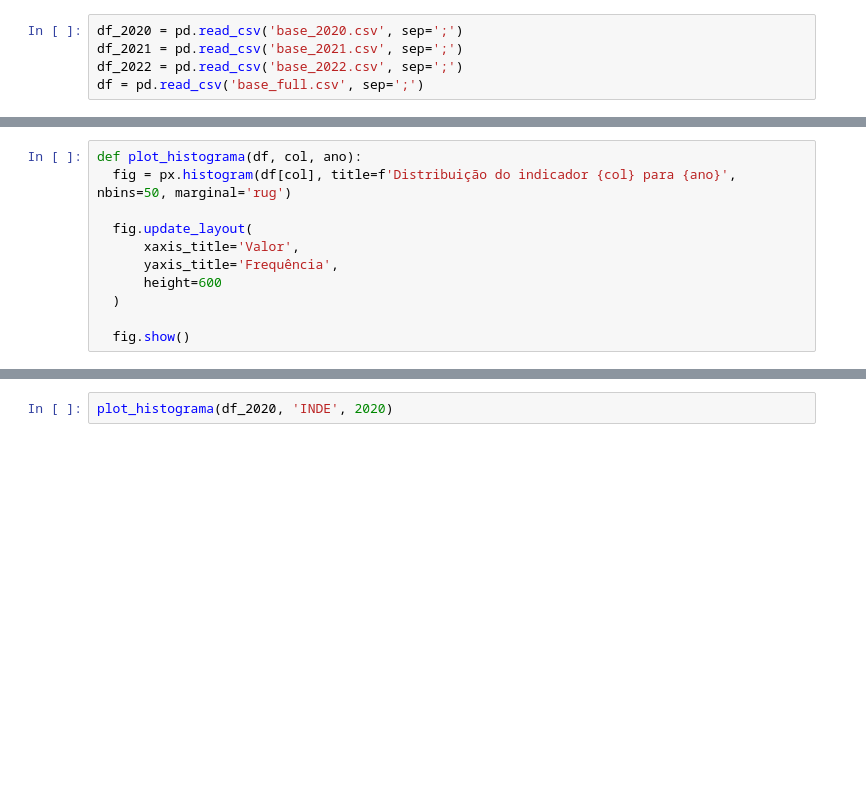
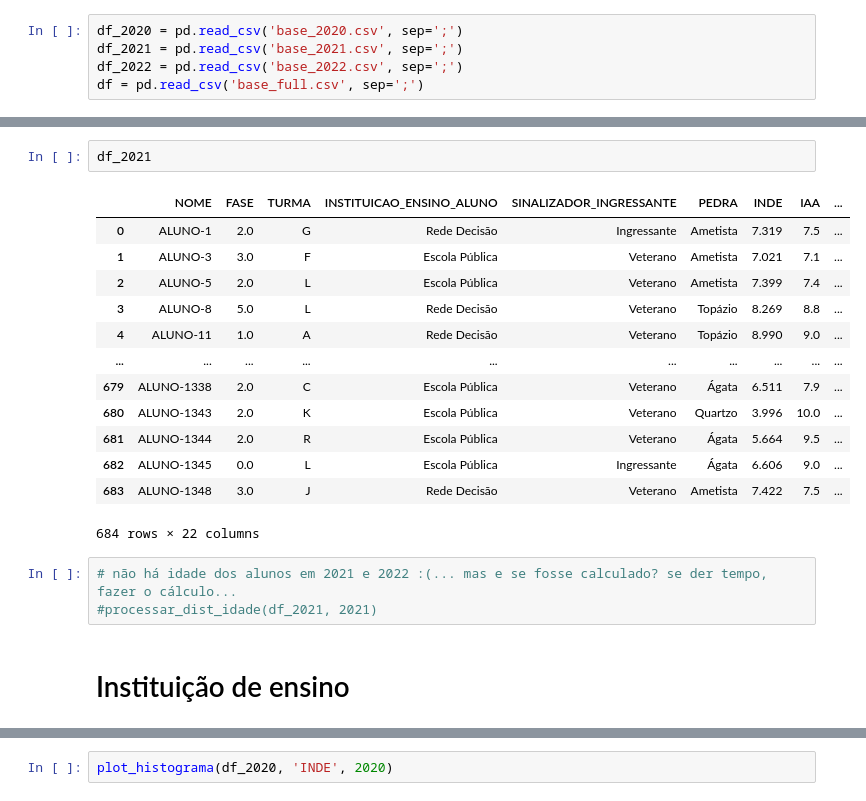
Before and after one commit to dhachcar/postech-tech-challenge-5, a Jupyter notebook: Tech_Challenge_5_Gráficos.ipynb, the cells around one changed output, grey strips where cells are left out. Drawn from its saved outputs; the diff is of its cells as text; blank space fills up the shorter version.

Commit message:
feat: melhorias nos graficos e preparação para iniciar a tela de analise no streamlit

```diff
--- a/Tech_Challenge_5_Gráficos.ipynb
+++ b/Tech_Challenge_5_Gráficos.ipynb
@@ -31,11 +179,21 @@ plot_instituicao_ensino(df_2021, 'INSTITUICAO_ENSINO_ALUNO', 2021)
-# %%
-def plot_histograma(df, col, ano):
-  fig = px.histogram(df[col], title=f'Distribuição do indicador {col} para {ano}', nbins=50, marginal='rug')
-
-  fig.update_layout(
-      xaxis_title='Valor',
-      yaxis_title='Frequência',
-      height=600
-  )
-
-  fig.show()
+# %%
+df_2021
+# %% [output]
+|  | NOME | FASE | TURMA | INSTITUICAO_ENSINO_ALUNO | SINALIZADOR_INGRESSANTE | PEDRA | INDE | IAA | ... |
+| 0 | ALUNO-1 | 2.0 | G | Rede Decisão | Ingressante | Ametista | 7.319 | 7.5 | ... |
+| 1 | ALUNO-3 | 3.0 | F | Escola Pública | Veterano | Ametista | 7.021 | 7.1 | ... |
+| 2 | ALUNO-5 | 2.0 | L | Escola Pública | Veterano | Ametista | 7.399 | 7.4 | ... |
+| 3 | ALUNO-8 | 5.0 | L | Rede Decisão | Veterano | Topázio | 8.269 | 8.8 | ... |
+| 4 | ALUNO-11 | 1.0 | A | Rede Decisão | Veterano | Topázio | 8.990 | 9.0 | ... |
+| ... | ... | ... | ... | ... | ... | ... | ... | ... | ... |
+| 679 | ALUNO-1338 | 2.0 | C | Escola Pública | Veterano | Ágata | 6.511 | 7.9 | ... |
+| 680 | ALUNO-1343 | 2.0 | K | Escola Pública | Veterano | Quartzo | 3.996 | 10.0 | ... |
+| 681 | ALUNO-1344 | 2.0 | R | Escola Pública | Veterano | Ágata | 5.664 | 9.5 | ... |
+| 682 | ALUNO-1345 | 0.0 | L | Escola Pública | Ingressante | Ágata | 6.606 | 9.0 | ... |
+| 683 | ALUNO-1348 | 3.0 | J | Rede Decisão | Veterano | Ametista | 7.422 | 7.5 | ... |
+684 rows × 22 columns
+# %%
+# não há idade dos alunos em 2021 e 2022 :(... mas e se fosse calculado? se der tempo, fazer o cálculo...
+#processar_dist_idade(df_2021, 2021)
+# %% [markdown]
+# Instituição de ensino
```
Also changed, not shown: parts of 19 cells of this notebook, 1 other file.
